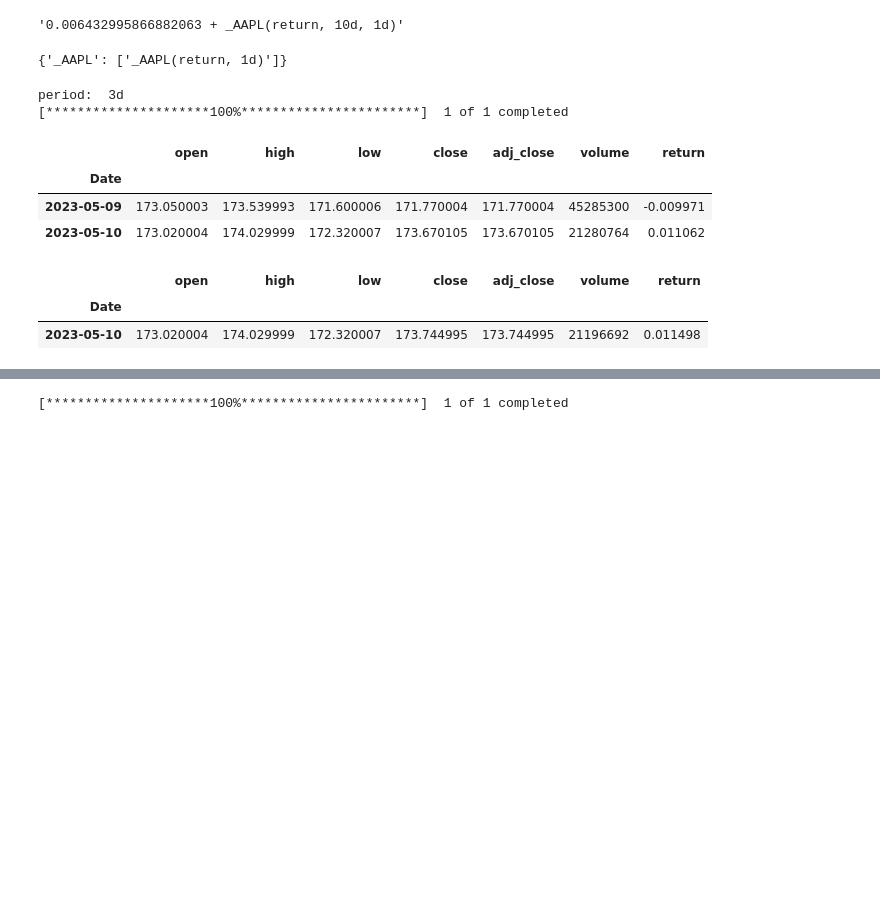
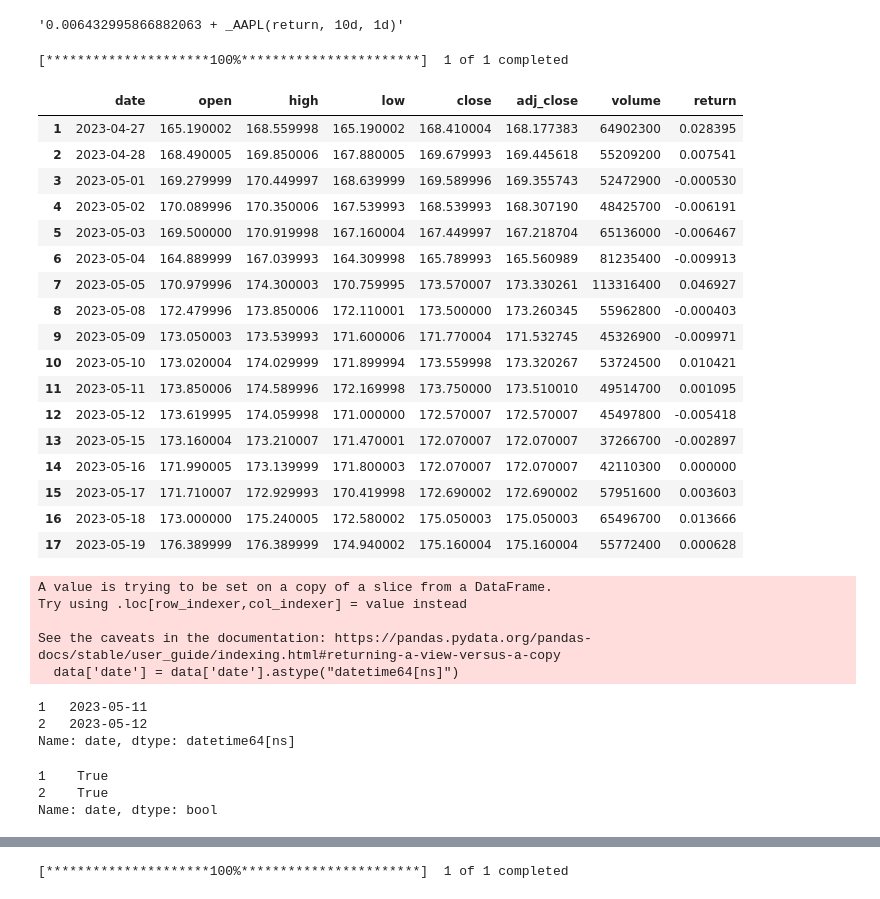
Before and after one commit to VinceXIV/intradr-api, a Jupyter notebook: test.ipynb, the cells around one changed output, grey strips where cells are left out. Saved outputs shown, nothing was run; the diff lists cells and outputs as text; code cells hidden in the pictures; blank space fills up the shorter version.

Commit message:
Add tests to changes made in numericals and dates modules

```diff
--- a/test.ipynb
+++ b/test.ipynb
@@ -174,28 +205,57 @@ expr.evaluate()
 # %% [output]
 [*********************100%***********************]  1 of 1 completed
 '0.006432995866882063 + _AAPL(return, 10d, 1d)'
-# %%
-simple_functions_used = expr.get_simple_functions()
-simple_functions_used
-# %% [output]
-{'_AAPL': ['_AAPL(return, 1d)']}
+# %%
+import yfinance as yf
+
+what  = yf.download(tickers="AAPL", period="10d", interval="1d")
+what = what.reset_index("Date")
+what
+
+from numericals import Numerical
+
+nu = Numerical()
+nu.get_historical_data(ticker="AAPL", period="10d", interval="1d", backdate=7)
+nu.historical_data
+# %% [output]
+[*********************100%***********************]  1 of 1 completed
+|  | date | open | high | low | close | adj_close | volume | return |
+| 1 | 2023-04-27 | 165.190002 | 168.559998 | 165.190002 | 168.410004 | 168.177383 | 64902300 | 0.028395 |
+| 2 | 2023-04-28 | 168.490005 | 169.850006 | 167.880005 | 169.679993 | 169.445618 | 55209200 | 0.007541 |
+| 3 | 2023-05-01 | 169.279999 | 170.449997 | 168.639999 | 169.589996 | 169.355743 | 52472900 | -0.000530 |
+| 4 | 2023-05-02 | 170.089996 | 170.350006 | 167.539993 | 168.539993 | 168.307190 | 48425700 | -0.006191 |
+| 5 | 2023-05-03 | 169.500000 | 170.919998 | 167.160004 | 167.449997 | 167.218704 | 65136000 | -0.006467 |
+| 6 | 2023-05-04 | 164.889999 | 167.039993 | 164.309998 | 165.789993 | 165.560989 | 81235400 | -0.009913 |
+| 7 | 2023-05-05 | 170.979996 | 174.300003 | 170.759995 | 173.570007 | 173.330261 | 113316400 | 0.046927 |
+| 8 | 2023-05-08 | 172.479996 | 173.850006 | 172.110001 | 173.500000 | 173.260345 | 55962800 | -0.000403 |
+| 9 | 2023-05-09 | 173.050003 | 173.539993 | 171.600006 | 171.770004 | 171.532745 | 45326900 | -0.009971 |
+| 10 | 2023-05-10 | 173.020004 | 174.029999 | 171.899994 | 173.559998 | 173.320267 | 53724500 | 0.010421 |
+| 11 | 2023-05-11 | 173.850006 | 174.589996 | 172.169998 | 173.750000 | 173.510010 | 49514700 | 0.001095 |
+| 12 | 2023-05-12 | 173.619995 | 174.059998 | 171.000000 | 172.570007 | 172.570007 | 45497800 | -0.005418 |
+| 13 | 2023-05-15 | 173.160004 | 173.210007 | 171.470001 | 172.070007 | 172.070007 | 37266700 | -0.002897 |
+| 14 | 2023-05-16 | 171.990005 | 173.139999 | 171.800003 | 172.070007 | 172.070007 | 42110300 | 0.000000 |
+| 15 | 2023-05-17 | 171.710007 | 172.929993 | 170.419998 | 172.690002 | 172.690002 | 57951600 | 0.003603 |
+| 16 | 2023-05-18 | 173.000000 | 175.240005 | 172.580002 | 175.050003 | 175.050003 | 65496700 | 0.013666 |
+| 17 | 2023-05-19 | 176.389999 | 176.389999 | 174.940002 | 175.160004 | 175.160004 | 55772400 | 0.000628 |
 # %%
 from numericals import Numerical
 
 numerical = Numerical()
-data = numerical.get_historical_data("AAPL", period="2d")
-data
+data = numerical.get_historical_data("AAPL", period="2d", backdate=5)
+data['date'] = data['date'].astype("datetime64[ns]")
+data['date']
 # %% [output]
-period:  3d
-[*********************100%***********************]  1 of 1 completed
+A value is trying to be set on a copy of a slice from a DataFrame.
+Try using .loc[row_indexer,col_indexer] = value instead
+
+See the caveats in the documentation: https://pandas.pydata.org/pandas-docs/stable/user_guide/indexing.html#returning-a-view-versus-a-copy
+  data['date'] = data['date'].astype("datetime64[ns]")
-|  | open | high | low | close | adj_close | volume | return |
-| Date |  |  |  |  |  |  |  |
-| 2023-05-09 | 173.050003 | 173.539993 | 171.600006 | 171.770004 | 171.770004 | 45285300 | -0.009971 |
-| 2023-05-10 | 173.020004 | 174.029999 | 172.320007 | 173.670105 | 173.670105 | 21280764 | 0.011062 |
+1   2023-05-11
+2   2023-05-12
+Name: date, dtype: datetime64[ns]
-# %%
-data = data.iloc[1:, :]
-data
-# %% [output]
-|  | open | high | low | close | adj_close | volume | return |
-| Date |  |  |  |  |  |  |  |
-| 2023-05-10 | 173.020004 | 174.029999 | 172.320007 | 173.744995 | 173.744995 | 21196692 | 0.011498 |
+# %%
+data['date'].dt.date > (datetime.today().date() - timedelta(days=10))
+# %% [output]
+1    True
+2    True
+Name: date, dtype: bool
```
Also changed, not shown: parts of 12 cells of this notebook.
